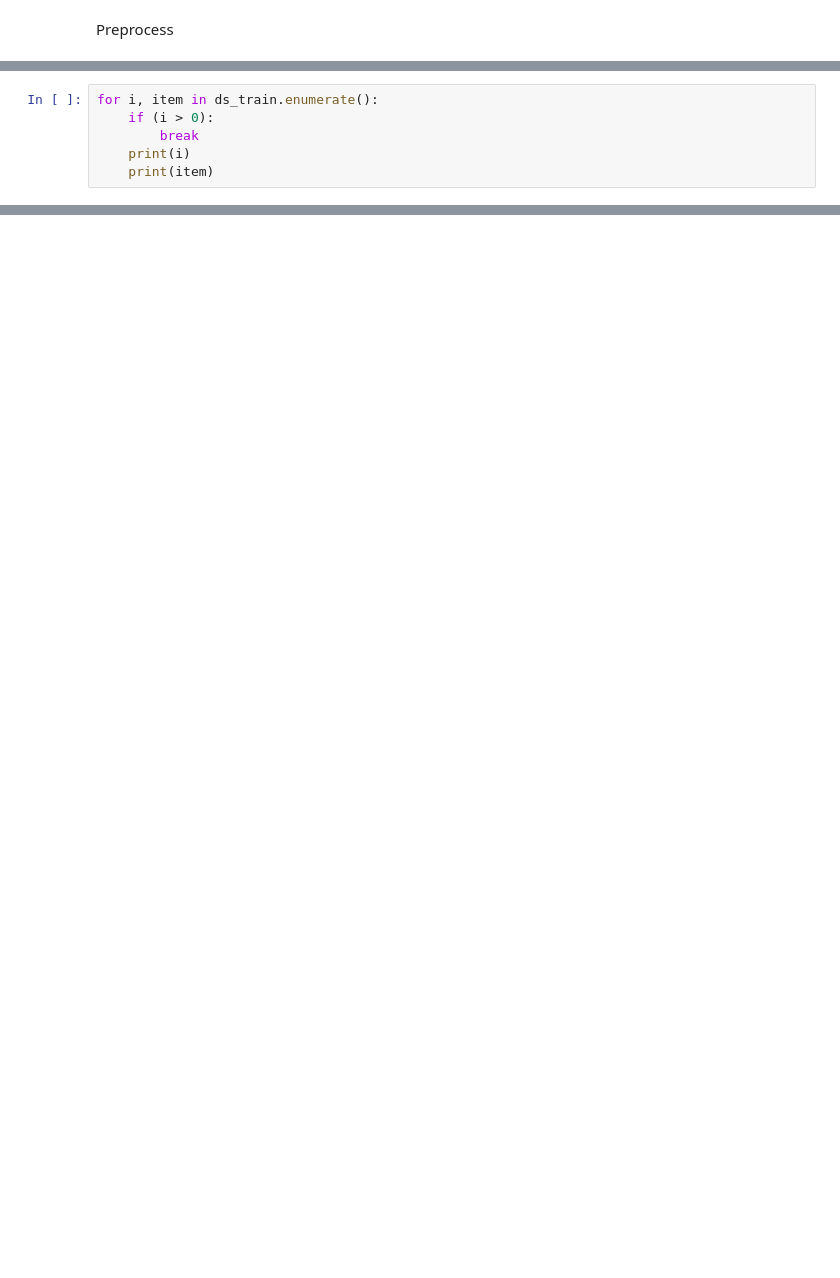
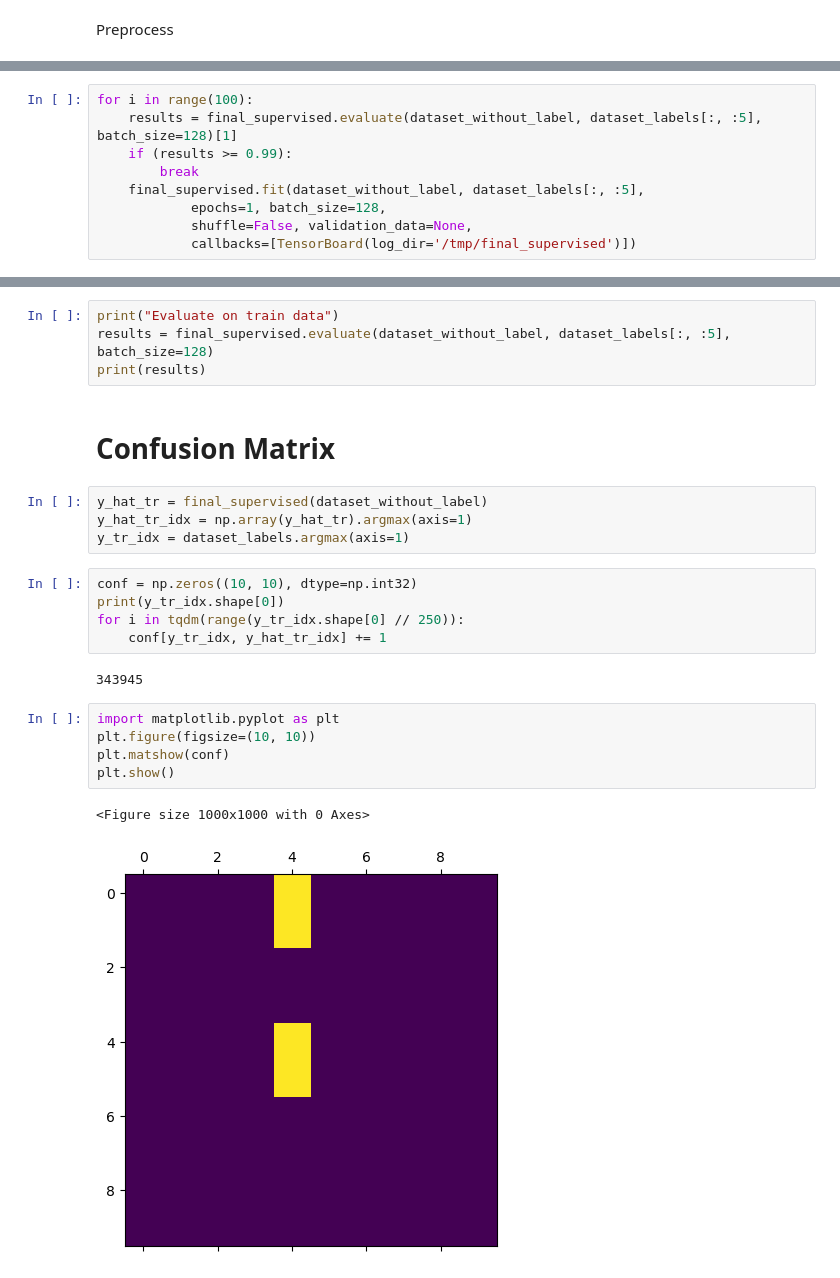
Before and after one commit to EhsanQA/A-Deep-Auto-Encoder-based-Approach-for-Intrusion-Detection-System, a Jupyter notebook: A Deep Auto-Encoder based Approach for Intrusion Detection System.ipynb, the cells around one changed output, grey strips where cells are left out. Drawn from its saved outputs; the diff is of its cells as text; blank space fills up the shorter version.

```diff
--- a/A Deep Auto-Encoder based Approach for Intrusion Detection System.ipynb
+++ b/A Deep Auto-Encoder based Approach for Intrusion Detection System.ipynb
@@ -309,6 +259,0 @@ tfds.core.DatasetInfo(
-# %%
-for i, item in ds_train.enumerate():
-    if (i > 0):
-        break
-    print(i)
-    print(item)
@@ -322,0 +321,9 @@ NameError: name 'x_train' is not defined
+# %%
+for i in range(100):
+    results = final_supervised.evaluate(dataset_without_label, dataset_labels[:, :5], batch_size=128)[1]
+    if (results >= 0.99):
+        break
+    final_supervised.fit(dataset_without_label, dataset_labels[:, :5],
+            epochs=1, batch_size=128,
+            shuffle=False, validation_data=None,
+            callbacks=[TensorBoard(log_dir='/tmp/final_supervised')])
@@ -322,0 +346,25 @@ NameError: name 'x_train' is not defined
+# %%
+print("Evaluate on train data")
+results = final_supervised.evaluate(dataset_without_label, dataset_labels[:, :5], batch_size=128)
+print(results)
+# %% [markdown]
+# Confusion Matrix
+# %%
+y_hat_tr = final_supervised(dataset_without_label)
+y_hat_tr_idx = np.array(y_hat_tr).argmax(axis=1)
+y_tr_idx = dataset_labels.argmax(axis=1)
+# %%
+conf = np.zeros((10, 10), dtype=np.int32)
+print(y_tr_idx.shape[0])
+for i in tqdm(range(y_tr_idx.shape[0] // 250)):
+    conf[y_tr_idx, y_hat_tr_idx] += 1
+# %% [output]
+343945
+# %%
+import matplotlib.pyplot as plt
+plt.figure(figsize=(10, 10))
+plt.matshow(conf)
+plt.show()
+# %% [output]
+<Figure size 1000x1000 with 0 Axes>
+[figure, added]
```
Also changed, not shown: parts of 85 cells of this notebook.
